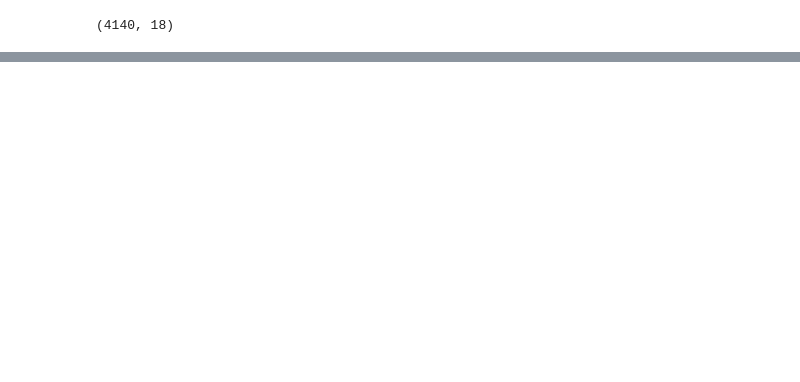
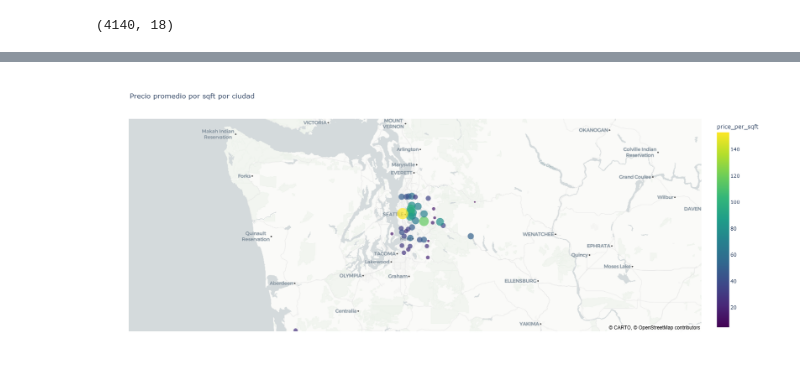
Before and after one commit to carlossil05/G2-Proyecto-DSA, a Jupyter notebook: Entrega 1/Exploracion-datos.ipynb, the cells around one changed output, grey strips where cells are left out. Saved outputs shown, nothing was run; the diff lists cells and outputs as text; code cells hidden in the pictures; blank space fills up the shorter version.

Commit message:
Notebook con exploracion inicial de datos

```diff
--- a/Entrega 1/Exploracion-datos.ipynb
+++ b/Entrega 1/Exploracion-datos.ipynb
@@ -20,0 +179,7 @@ df.head()
+# %%
+#Calcular el precio por sqft
+df['price_per_sqft'] = df['price'] / df['sqft_lot']
+
+# Agrupar promedio de precio por sqft por ciudad
+precio_ciudad = df.groupby('city')['price_per_sqft'].mean().sort_values(ascending=False)
+precio_ciudad
@@ -20,0 +204,37 @@ df.head()
+# %%
+precio_ciudad = df.groupby('city')['price_per_sqft'].mean().reset_index()
+
+# Inicializar geolocator
+geolocator = Nominatim(user_agent="wa_price_map")
+geocode = RateLimiter(geolocator.geocode, min_delay_seconds=1)
+
+# Se agrega el estado de Washington en USA a cada ciudad para facilitar el geocode
+def safe_geocode(city):
+    try:
+        return geocode(f"{city}, Washington, USA")
+    except:
+        return None
+
+#Encontrar las coordenadas geográficas de cada ciudad
+precio_ciudad['location'] = precio_ciudad['city'].apply(safe_geocode)
+precio_ciudad['lat'] = precio_ciudad['location'].apply(lambda loc: loc.latitude if loc else None)
+precio_ciudad['lon'] = precio_ciudad['location'].apply(lambda loc: loc.longitude if loc else None)
+# %%
+# Gráfica geográfica usando plotly express scatter_map
+fig = px.scatter_map(
+    precio_ciudad,
+    lat='lat',
+    lon='lon',
+    size='price_per_sqft',
+    color='price_per_sqft',
+    hover_name='city',
+    color_continuous_scale='Viridis',
+    map_style='carto-positron',
+    zoom=7,
+    title='Precio promedio por sqft por ciudad',
+    width=700,
+    height=700,
+)
+fig.show()
+# %% [output]
+[figure, added]
```
Also changed, not shown: parts of 13 cells of this notebook.
